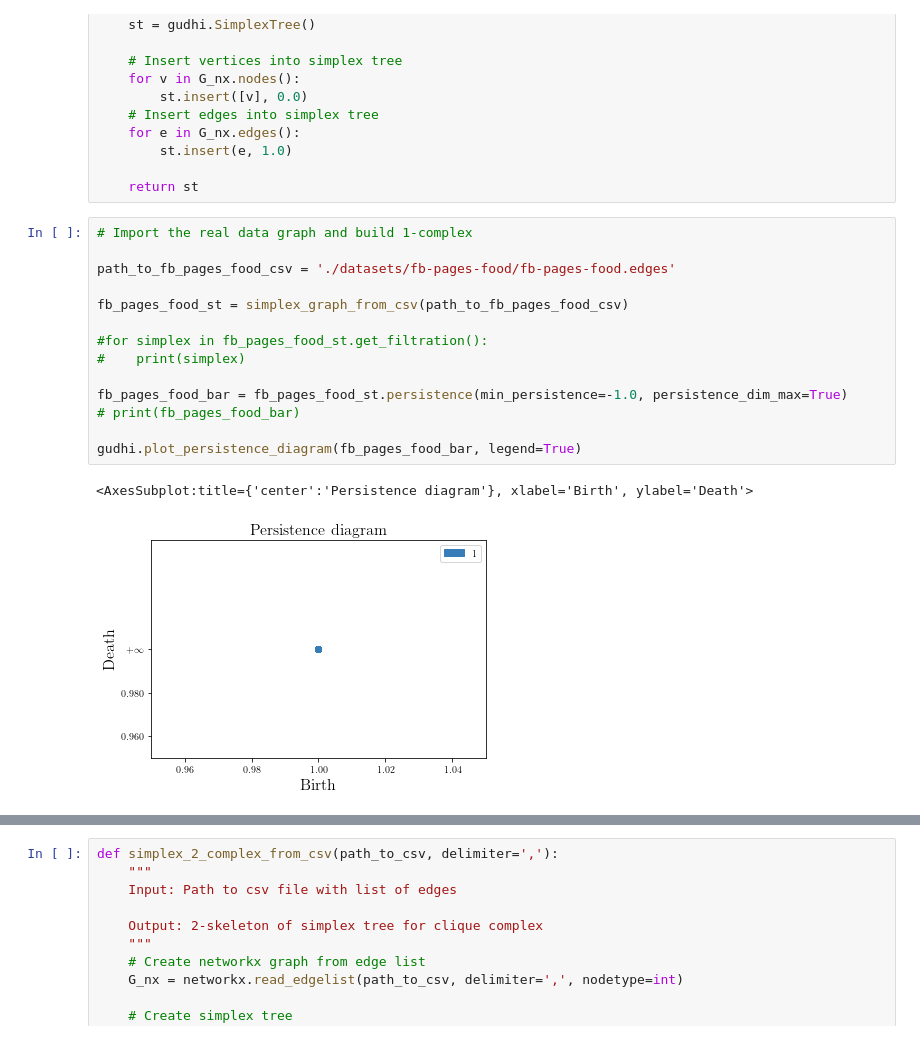
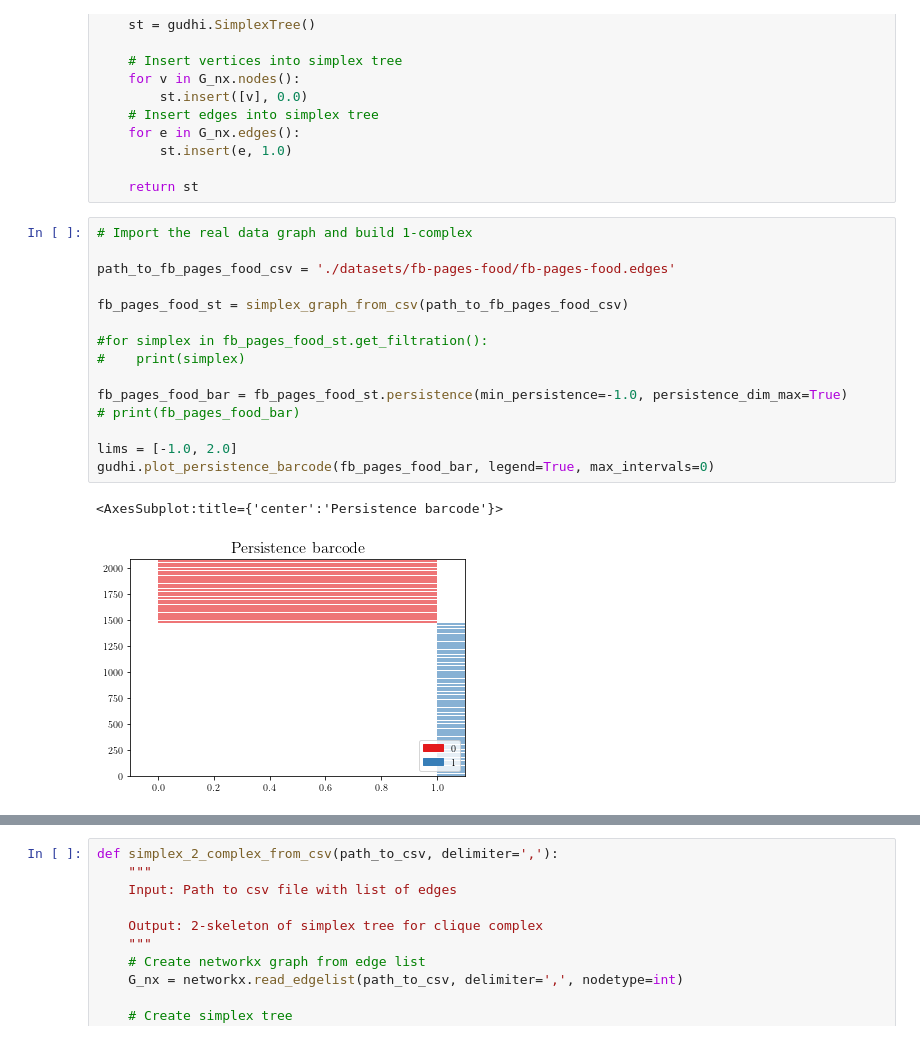
Before and after one commit to ben300694/jupyter-TDA, a Jupyter notebook: persistent_homology_15_min_intro.ipynb, the cells around one changed output, grey strips where cells are left out. Cells and saved outputs as stored; diff of their text form.

```diff
--- a/persistent_homology_15_min_intro.ipynb
+++ b/persistent_homology_15_min_intro.ipynb
@@ -148,17 +143,18 @@ def simplex_graph_from_csv(path_to_csv, delimiter=','):
 # %%
 # Import the real data graph and build 1-complex
 
 path_to_fb_pages_food_csv = './datasets/fb-pages-food/fb-pages-food.edges'
 
 fb_pages_food_st = simplex_graph_from_csv(path_to_fb_pages_food_csv)
 
 #for simplex in fb_pages_food_st.get_filtration():
 #    print(simplex)
 
 fb_pages_food_bar = fb_pages_food_st.persistence(min_persistence=-1.0, persistence_dim_max=True)
 # print(fb_pages_food_bar)
 
-gudhi.plot_persistence_diagram(fb_pages_food_bar, legend=True)
+lims = [-1.0, 2.0]
+gudhi.plot_persistence_barcode(fb_pages_food_bar, legend=True, max_intervals=0)
 # %% [output]
-<AxesSubplot:title={'center':'Persistence diagram'}, xlabel='Birth', ylabel='Death'>
+<AxesSubplot:title={'center':'Persistence barcode'}>
-[figure, old version]
+[figure, new version]
```
Also changed, not shown: parts of 8 cells of this notebook, 1 other file.
